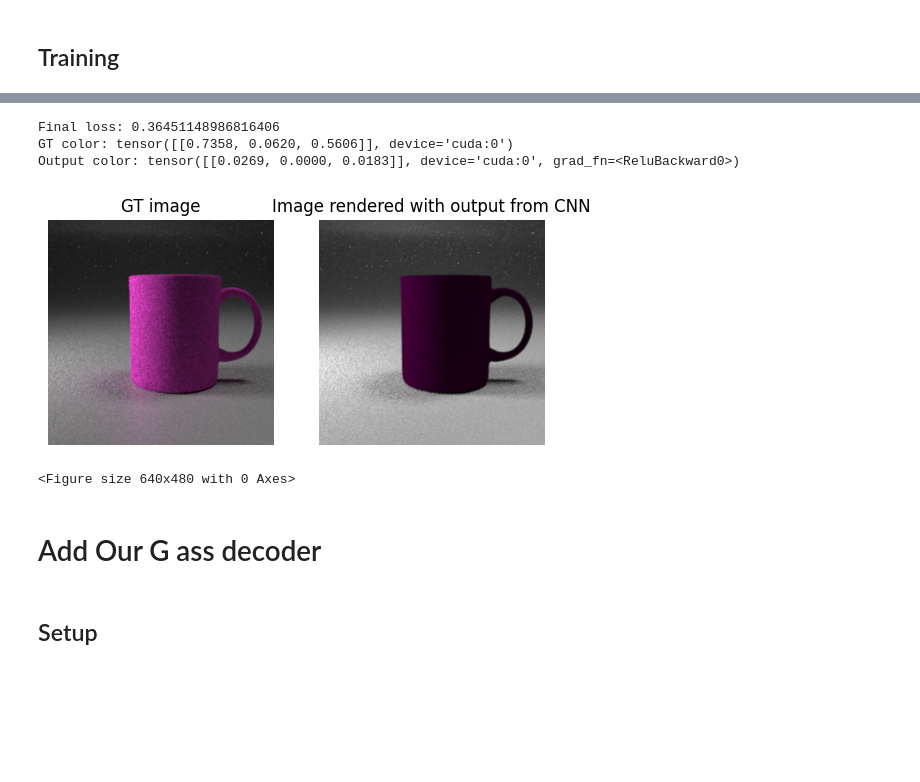
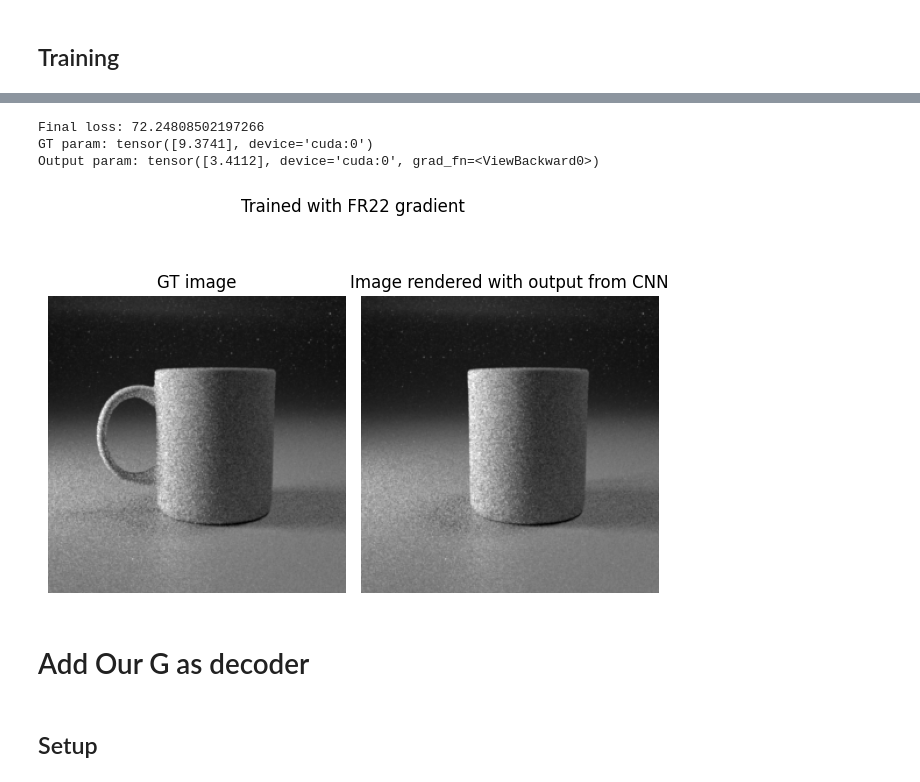
Before and after one commit to wangzican/prdpt2024, a Jupyter notebook: code/training_cnn.ipynb, the cells around one changed output, grey strips where cells are left out. Drawn from its saved outputs; the diff is of its cells as text; code cells hidden in the pictures; blank space fills up the shorter version.

```diff
--- a/code/training_cnn.ipynb
+++ b/code/training_cnn.ipynb
@@ -135,7 +150,8 @@ class CNN(nn.Module):
         x = x.view(-1, 16*8*8)  # Flatten the tensor
         x = F.relu(self.fc1(x))
         # x = F.sigmoid(self.fc2(x))
-        x = F.relu(self.fc2(x))
+        # x = F.relu(self.fc2(x))
+        x = self.fc2(x)
         return x
 # %% [markdown]
 # Train with encoder only
@@ -219,27 +227,28 @@ sampler_args = {'sigma': hparams['sigma'], 'is_antithetic': ctx_args['antithetic
 ## Training
 # %%
 # optimization - with FR22 as decoder
-n_params = 3  # Number of output parameters
+n_params = 1  # Number of output parameters
 model = CNN(n_params)
-optimizer = torch.optim.Adam(model.parameters(), lr=1e-12)
+optimizer = torch.optim.Adam(model.parameters(), lr=1e-3)
 criterion = nn.MSELoss()
 model.to(device)
 
 diff_func = smoothFn_gradient_mi(func=render_smooth, n=ctx_args['nsamples'], f_args=f_args,
                         kernel_args=kernel_args, sampler_args=sampler_args, device=device)
-max_step = 2000
+max_step = 5000
 for i in range(max_step):
-    gt_color, input_image = gen_data()
-    output_color = model(input_image)
+    gt_param, input_image = gen_data()
+    output_param = model(input_image)
 
     # ours
     ctx_args['gt_image'] = input_image.permute(1, 2, 0)
-    grad = diff_func(output_color)
+    grad = diff_func(output_param)
     optimizer.zero_grad()
-    output_color.backward(gradient=grad)
+    output_param.backward(gradient=grad)
     # print(grad)
-    # print(output_color)
-    loss = criterion(output_color, gt_color)
+    # print(output_param)
+    gt_param = torch.as_tensor(gt_param, device=device).reshape(output_param.shape)
+    loss = criterion(output_param, gt_param)
     # loss.backward()
     optimizer.step()
     if i % 100 == 0:
@@ -271,29 +277,38 @@ Loss at step 1900: 0.11626625061035156
 # %%
 print("Final loss:", loss.item())
-test_color, test_image = gen_data()
-output_color = model(test_image)
+
+# for i in range(72):
+#     test_param, test_image = gen_data(gt_param=torch.tensor([(i+1)/4]).to(device))
+#     output_param = model(test_image)
+#     gt_image = image_for_plotting(test_image)
+#     print(f'GT param: {test_param.item()}')
+#     print(f'Output param: {output_param.item()}')
+test_param, test_image = gen_data()
+output_param = model(test_image)
 gt_image = image_for_plotting(test_image)
-output_image = image_for_plotting(get_mts_rendering(output_color, apply_color, ctx_args))
-print(f'GT color: {test_color}')
-print(f'Output color: {output_color}')
+output_param = output_param.item() if isinstance(test_param, (int, float)) else output_param.reshape(test_param.shape)
+output_image = image_for_plotting(get_mts_rendering(output_param, update_fn, ctx_args))
+print(f'GT param: {test_param}')
+print(f'Output param: {output_param}')
+
 plt.subplot(1, 2, 1)
 plt.imshow(gt_image)
 plt.title('GT image')
 plt.axis('off')
 plt.subplot(1, 2, 2)
 plt.imshow(output_image)
 plt.title('Image rendered with output from CNN')
 plt.axis('off')
+plt.suptitle('Trained with FR22 gradient')
+plt.tight_layout()
 plt.show()
-plt.tight_layout()
 # %% [output]
-Final loss: 0.36451148986816406
-GT color: tensor([[0.7358, 0.0620, 0.5606]], device='cuda:0')
-Output color: tensor([[0.0269, 0.0000, 0.0183]], device='cuda:0', grad_fn=<ReluBackward0>)
+Final loss: 72.24808502197266
+GT param: tensor([9.3741], device='cuda:0')
+Output param: tensor([3.4112], device='cuda:0', grad_fn=<ViewBackward0>)
-[figure, old version]
+[figure, new version]
-<Figure size 640x480 with 0 Axes>
 # %% [markdown]
-# Add Our G ass decoder
+# Add Our G as decoder
 # %% [markdown]
 ## Setup
 # %%
```
Also changed, not shown: parts of 14 cells of this notebook, 1 other file.
